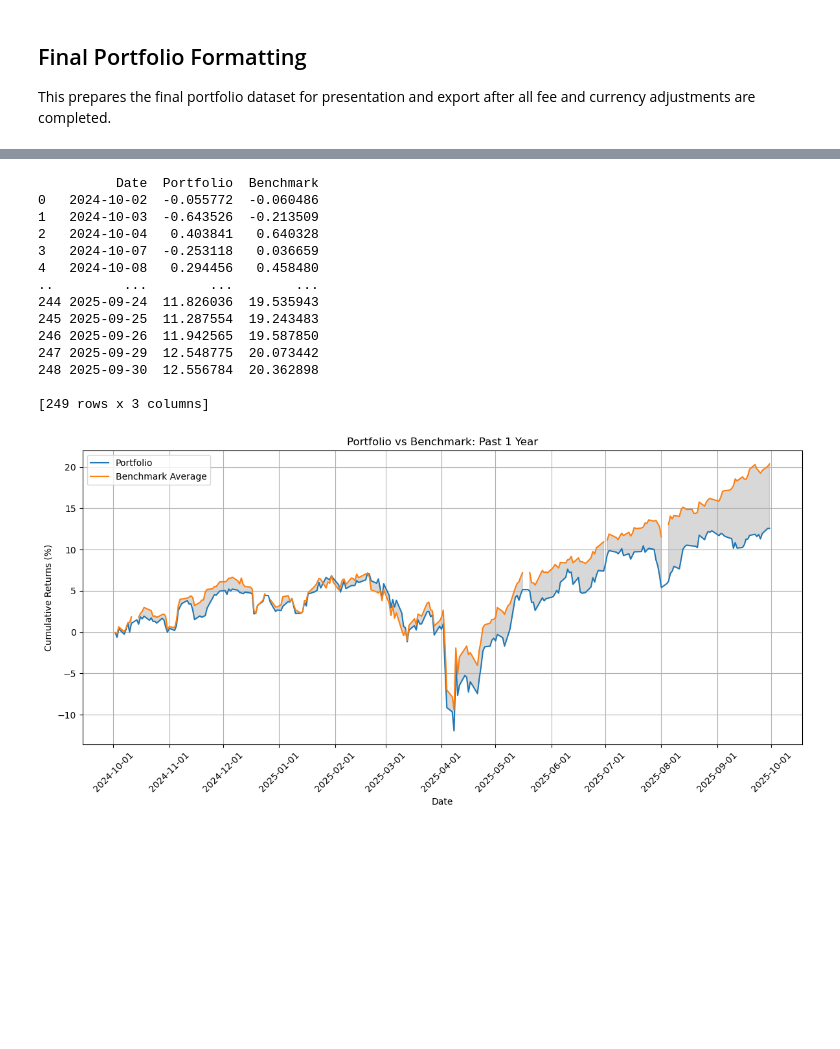
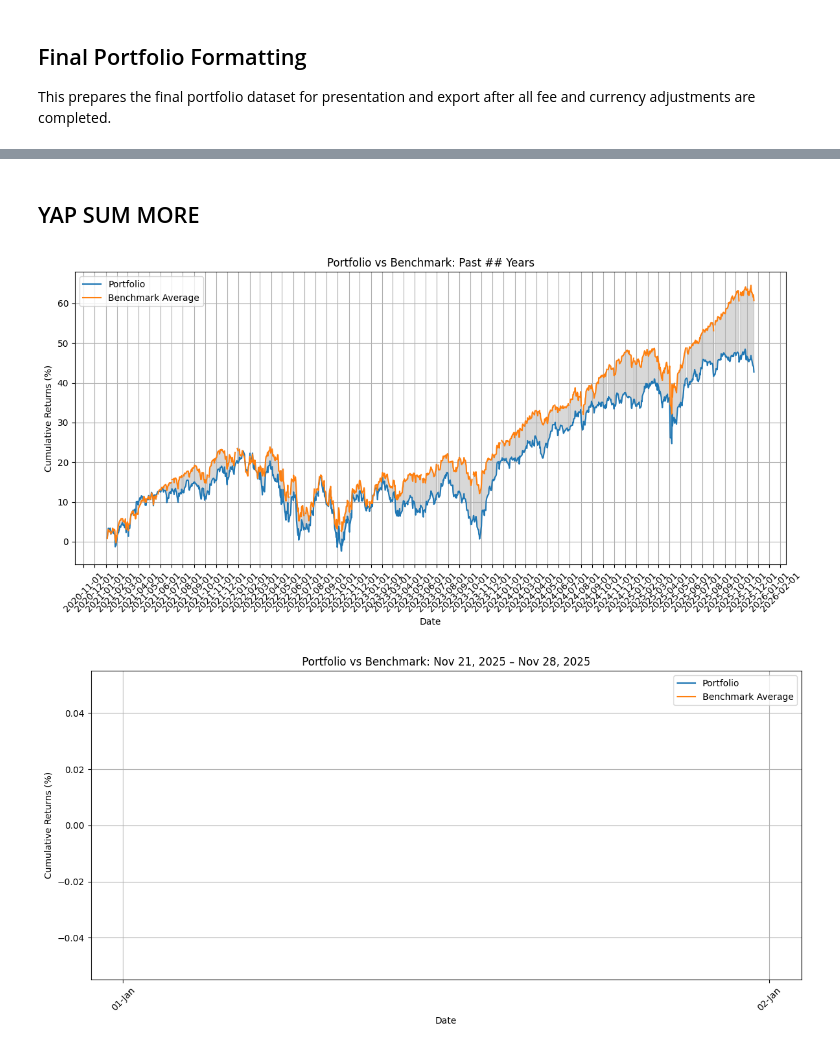
Before and after one commit to shayankjalali/market-meet, a Jupyter notebook: Team_06_Assignment.ipynb, the cells around one changed output, grey strips where cells are left out. Cells and saved outputs as stored; diff of their text form; code cells hidden in the pictures; blank space fills up the shorter version.

```diff
--- a/Team_06_Assignment.ipynb
+++ b/Team_06_Assignment.ipynb
@@ -717,16 +745,0 @@ optimal_weights = optimizer_data.x
-# %%
-# Shayan's code
-
-# checks if optimization worked
-print("Success:", optimizer_data.success)
-print("Tracking error variance:", optimizer_data.fun)
-print("Total weight:", np.sum(optimal_weights))
-
-print("\nWeights by stock:")
-# make counter variable
-i = 0
-# make for loop that itrates over the sleected ticker list
-for ticker in selected_tickers:
-    # the ticker weightage is the optimal weights index * 100 to convert to percentage for each ticker and then rounds to 2 decimal places
-    print(f"{ticker}: {optimal_weights[i]*100:.2f}%")
-    i += 1
@@ -1117,94 +1089,72 @@ Portfolio contains 20 stocks.
+# %% [markdown]
+## YAP SUM MORE
 # %%
-# Calculate portfolio daily returns
-# Get daily returns for final portfolio tickers
+# get daily returns for final portfolio tickers
 portfolio_tickers = final_portfolio["Ticker"].tolist()
 portfolio_weights = final_portfolio["Weight"].values / 100
 
-# Filter close_prices for the portfolio tickers
+# filter close_prices for the portfolio tickers
 portfolio_close = close_prices[portfolio_tickers]
 
-
-# Calculate daily returns
+# calculate daily returns
 portfolio_daily_returns = portfolio_close.pct_change().dropna()
 
-# Weighted portfolio returns
+# weighted portfolio returns
 weighted_returns = (portfolio_daily_returns * portfolio_weights).sum(axis=1)
 
-# Cumulative returns
+# cumulative returns
 portfolio_cum_returns = (weighted_returns.cumsum()) * 100
 
-# Benchmark cumulative returns (average of S&P500 and TSX)
+# benchmark cumulative returns (average of S&P500 and TSX)
 benchmark_cum_returns = (sp_total_return + tsx_total_return) / 2
-
 benchmark_cum_returns.index = benchmark_cum_returns.index.strftime('%Y-%m-%d')
 
-
-
-# Reset index to get a 'Date' column and give Series a name
+# reset index to get a date column and give series a name
 portfolio_df = portfolio_cum_returns.reset_index().rename(columns={0: "Portfolio", "index": "Date"})
 benchmark_df = benchmark_cum_returns.rename("Benchmark").reset_index().rename(columns={"index": "Date"})
 
-# Merge on Date
+# nerge on date
 plot_df = pd.merge(portfolio_df, benchmark_df, on="Date", how="inner")
 
 plot_df["Date"] = pd.to_datetime(plot_df["Date"])
-print(plot_df)
+plot_df
 
-
-# Plot 1-year cumulative returns
+# plot 1-year cumulative returns
 plt.figure(figsize=(12,6))
 plt.plot(plot_df["Date"], plot_df["Portfolio"], label="Portfolio")
 plt.plot(plot_df["Date"], plot_df["Benchmark"], label="Benchmark Average")
-plt.fill_between(plot_df["Date"], plot_df["Portfolio"], plot_df["Benchmark"],
-                 color="gray", alpha=0.3)
-plt.title("Portfolio vs Benchmark: Past 1 Year")
+plt.fill_between(plot_df["Date"], plot_df["Portfolio"], plot_df["Benchmark"], color="gray", alpha=0.3)
+plt.title("Portfolio vs Benchmark: Past ## Years")
 plt.xlabel("Date")
 plt.ylabel("Cumulative Returns (%)")
 plt.legend()
 plt.grid(True)
 
 plt.gca().xaxis.set_major_locator(mdates.MonthLocator())  # one tick per month
 plt.gca().xaxis.set_major_formatter(mdates.DateFormatter('%Y-%m-%d'))
 plt.xticks(rotation=45)
 plt.tight_layout()
 plt.show()
 
-
-
-
-# --- Step 3: Plot next week (Nov 21, 2025 – Nov 28, 2025) ---
-# Slice dates for the next week
+# slice dates for the next week
 next_week_mask = (plot_df["Date"] >= "2025-11-21") & (plot_df["Date"] <= "2025-11-28")
 next_week_df = plot_df.loc[next_week_mask]
 
 plt.figure(figsize=(12,6))
 plt.plot(next_week_df["Date"], next_week_df["Portfolio"], label="Portfolio")
 plt.plot(next_week_df["Date"], next_week_df["Benchmark"], label="Benchmark Average")
 plt.title("Portfolio vs Benchmark: Nov 21, 2025 – Nov 28, 2025")
 plt.xlabel("Date")
 plt.ylabel("Cumulative Returns (%)")
 plt.legend()
 plt.grid(True)
 
-# Format x-axis: daily ticks
+# format x-axis: daily ticks
 plt.gca().xaxis.set_major_locator(mdates.DayLocator(interval=1))
 plt.gca().xaxis.set_major_formatter(mdates.DateFormatter('%d-%b'))
 plt.xticks(rotation=45)
 plt.tight_layout()
 plt.show()
 # %% [output]
-          Date  Portfolio  Benchmark
-0   2024-10-02  -0.055772  -0.060486
-1   2024-10-03  -0.643526  -0.213509
-2   2024-10-04   0.403841   0.640328
-3   2024-10-07  -0.253118   0.036659
-4   2024-10-08   0.294456   0.458480
-..         ...        ...        ...
-244 2025-09-24  11.826036  19.535943
-245 2025-09-25  11.287554  19.243483
-246 2025-09-26  11.942565  19.587850
-247 2025-09-29  12.548775  20.073442
-248 2025-09-30  12.556784  20.362898
-
-[249 rows x 3 columns]
-[figure, old version]
+[figure, new version]
+[figure, added]
```
Also changed, not shown: parts of 23 cells of this notebook, 1 other file.
